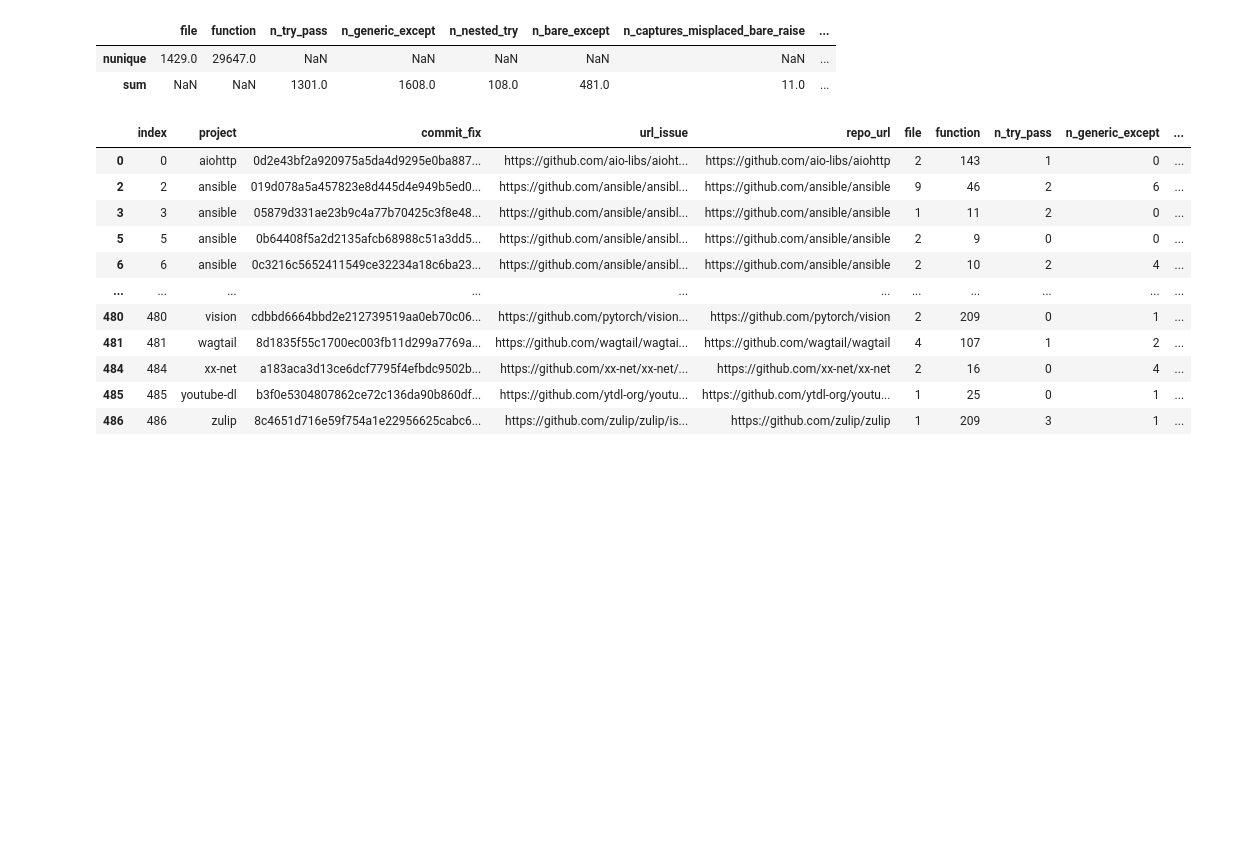
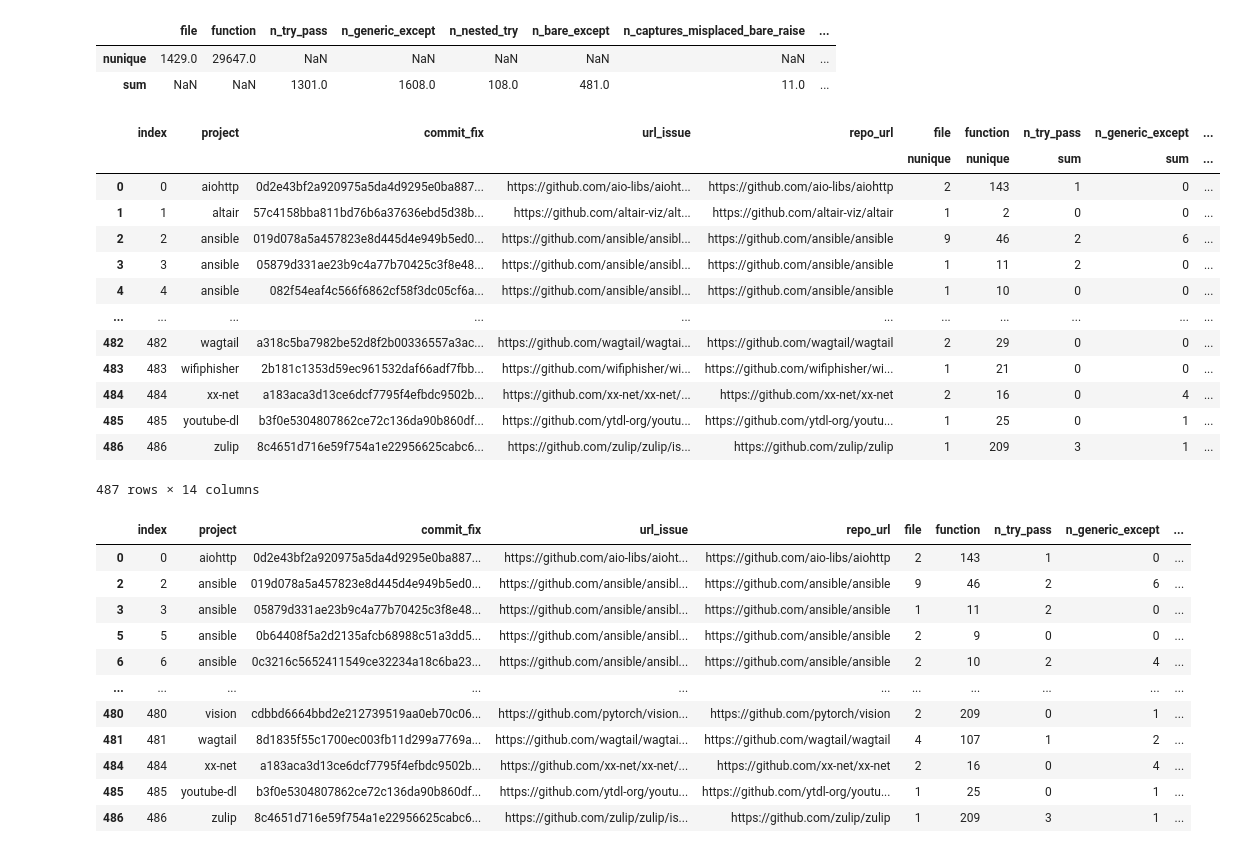
Before and after one commit to r4phael/exception-miner, a Jupyter notebook: notebooks/eh_py_fixes.ipynb, the cells around one changed output. Saved outputs shown, nothing was run; the diff lists cells and outputs as text; code cells hidden in the pictures; blank space fills up the shorter version.

```diff
--- a/notebooks/eh_py_fixes.ipynb
+++ b/notebooks/eh_py_fixes.ipynb
@@ -35,6 +35,24 @@ df_total
 |  | file | function | n_try_pass | n_generic_except | n_nested_try | n_bare_except | n_captures_misplaced_bare_raise | ... |
 | nunique | 1429.0 | 29647.0 | NaN | NaN | NaN | NaN | NaN | ... |
 | sum | NaN | NaN | 1301.0 | 1608.0 | 108.0 | 481.0 | 11.0 | ... |
+# %%
+df.groupby(['project', 'commit_fix', 'url_issue', 'repo_url'], as_index=False).agg({'file': pd.Series.nunique, 'function': pd.Series.nunique, 'n_try_pass': ['sum'], 'n_generic_except': ['sum'], 'n_nested_try': ['sum'],
+               'n_bare_except': ['sum'], 'n_captures_misplaced_bare_raise': ['sum'], 'n_captures_broad_raise' : ['sum'], 'n_bare_raise_finally' : ['sum']}).reset_index()
+# %% [output]
+|  | index | project | commit_fix | url_issue | repo_url | file | function | n_try_pass | n_generic_except | ... |
+|  |  |  |  |  |  | nunique | nunique | sum | sum | ... |
+| 0 | 0 | aiohttp | 0d2e43bf2a920975a5da4d9295e0ba887... | https://github.com/aio-libs/aioht... | https://github.com/aio-libs/aiohttp | 2 | 143 | 1 | 0 | ... |
+| 1 | 1 | altair | 57c4158bba811bd76b6a37636ebd5d38b... | https://github.com/altair-viz/alt... | https://github.com/altair-viz/altair | 1 | 2 | 0 | 0 | ... |
+| 2 | 2 | ansible | 019d078a5a457823e8d445d4e949b5ed0... | https://github.com/ansible/ansibl... | https://github.com/ansible/ansible | 9 | 46 | 2 | 6 | ... |
+| 3 | 3 | ansible | 05879d331ae23b9c4a77b70425c3f8e48... | https://github.com/ansible/ansibl... | https://github.com/ansible/ansible | 1 | 11 | 2 | 0 | ... |
+| 4 | 4 | ansible | 082f54eaf4c566f6862cf58f3dc05cf6a... | https://github.com/ansible/ansibl... | https://github.com/ansible/ansible | 1 | 10 | 0 | 0 | ... |
+| ... | ... | ... | ... | ... | ... | ... | ... | ... | ... | ... |
+| 482 | 482 | wagtail | a318c5ba7982be52d8f2b00336557a3ac... | https://github.com/wagtail/wagtai... | https://github.com/wagtail/wagtail | 2 | 29 | 0 | 0 | ... |
+| 483 | 483 | wifiphisher | 2b181c1353d59ec961532daf66adf7fbb... | https://github.com/wifiphisher/wi... | https://github.com/wifiphisher/wi... | 1 | 21 | 0 | 0 | ... |
+| 484 | 484 | xx-net | a183aca3d13ce6dcf7795f4efbdc9502b... | https://github.com/xx-net/xx-net/... | https://github.com/xx-net/xx-net | 2 | 16 | 0 | 4 | ... |
+| 485 | 485 | youtube-dl | b3f0e5304807862ce72c136da90b860df... | https://github.com/ytdl-org/youtu... | https://github.com/ytdl-org/youtu... | 1 | 25 | 0 | 1 | ... |
+| 486 | 486 | zulip | 8c4651d716e59f754a1e22956625cabc6... | https://github.com/zulip/zulip/is... | https://github.com/zulip/zulip | 1 | 209 | 3 | 1 | ... |
+487 rows × 14 columns
 # %%
 df_rq5 = df.groupby(['project', 'commit_fix', 'url_issue', 'repo_url'], as_index=False).agg({'file': pd.Series.nunique, 'function': pd.Series.nunique, 'n_try_pass': ['sum'], 'n_generic_except': ['sum'], 'n_nested_try': ['sum'],
                'n_bare_except': ['sum'], 'n_captures_misplaced_bare_raise': ['sum'], 'n_captures_broad_raise' : ['sum'], 'n_bare_raise_finally' : ['sum']}).reset_index()
```
Also changed, not shown: parts of 5 cells of this notebook, 21 other files.
